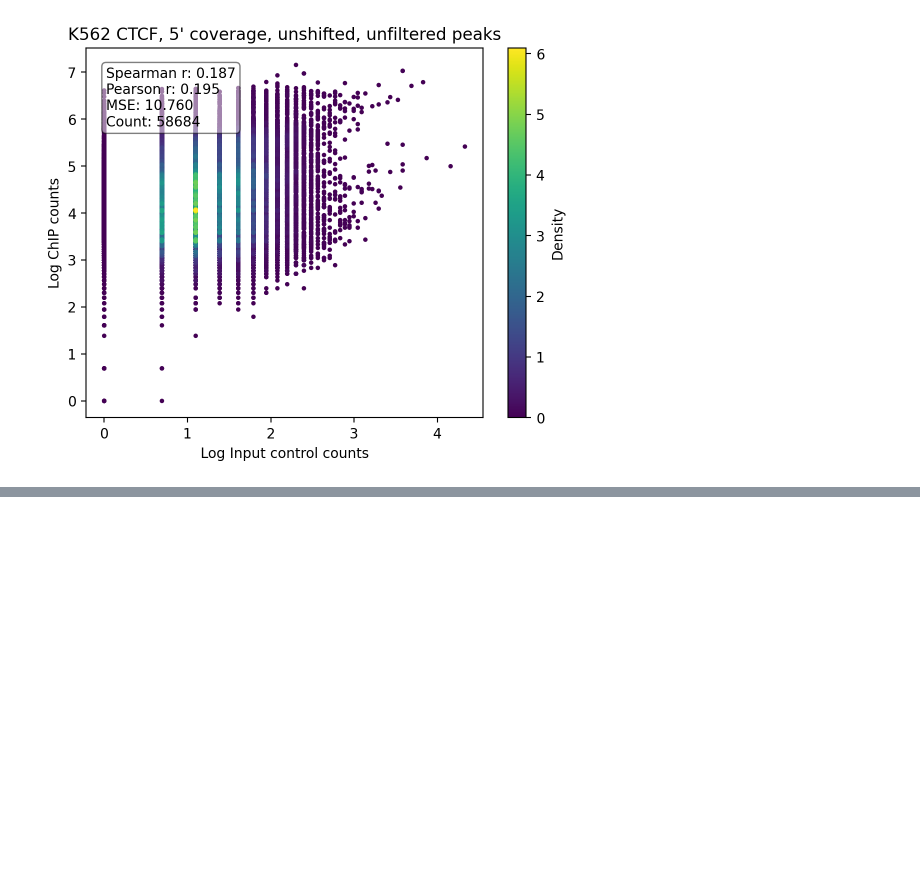
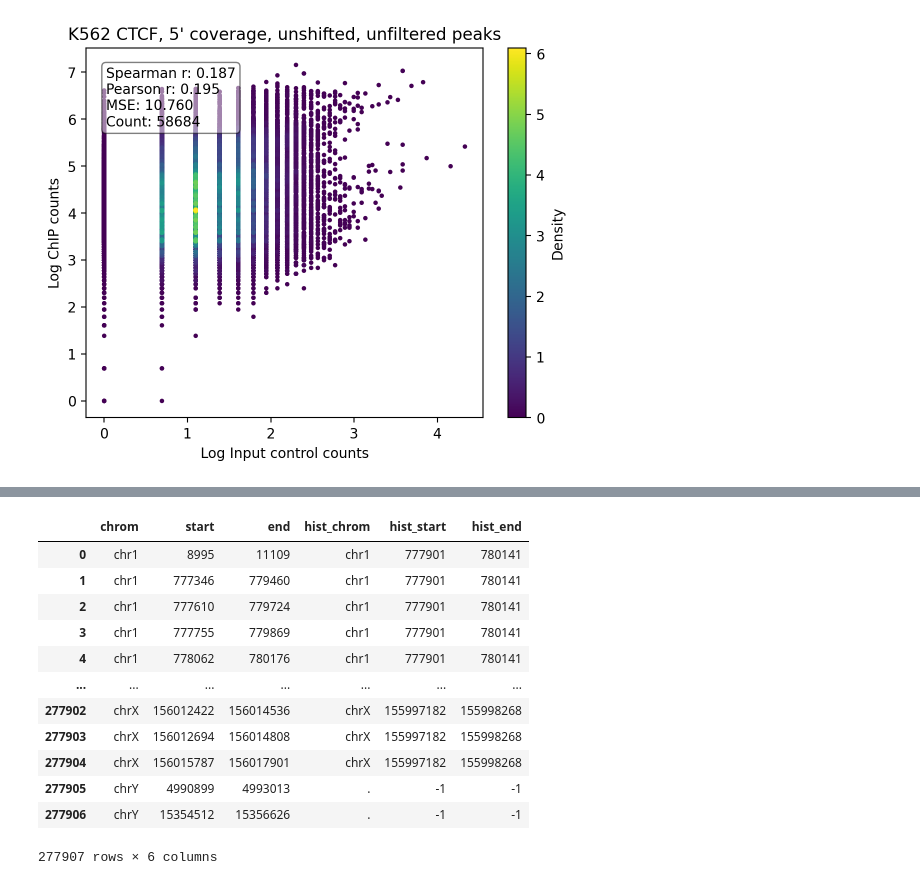
Before and after one commit to kundajelab/histobpnet, a Jupyter notebook: experiments/valeh/notebooks/1_19_2026.ipynb, the cells around one changed output, grey strips where cells are left out. Cells and saved outputs as stored; diff of their text form; code cells hidden in the pictures; blank space fills up the shorter version.

```diff
--- a/experiments/valeh/notebooks/1_19_2026.ipynb
+++ b/experiments/valeh/notebooks/1_19_2026.ipynb
@@ -169,0 +352,16 @@ plt.show()
+# %%
+atac_hgp_df
+# %% [output]
+|  | chrom | start | end | hist_chrom | hist_start | hist_end |
+| 0 | chr1 | 8995 | 11109 | chr1 | 777901 | 780141 |
+| 1 | chr1 | 777346 | 779460 | chr1 | 777901 | 780141 |
+| 2 | chr1 | 777610 | 779724 | chr1 | 777901 | 780141 |
+| 3 | chr1 | 777755 | 779869 | chr1 | 777901 | 780141 |
+| 4 | chr1 | 778062 | 780176 | chr1 | 777901 | 780141 |
+| ... | ... | ... | ... | ... | ... | ... |
+| 277902 | chrX | 156012422 | 156014536 | chrX | 155997182 | 155998268 |
+| 277903 | chrX | 156012694 | 156014808 | chrX | 155997182 | 155998268 |
+| 277904 | chrX | 156015787 | 156017901 | chrX | 155997182 | 155998268 |
+| 277905 | chrY | 4990899 | 4993013 | . | -1 | -1 |
+| 277906 | chrY | 15354512 | 15356626 | . | -1 | -1 |
+277907 rows × 6 columns
```
Also changed, not shown: parts of 46 cells of this notebook, 10 other files.
